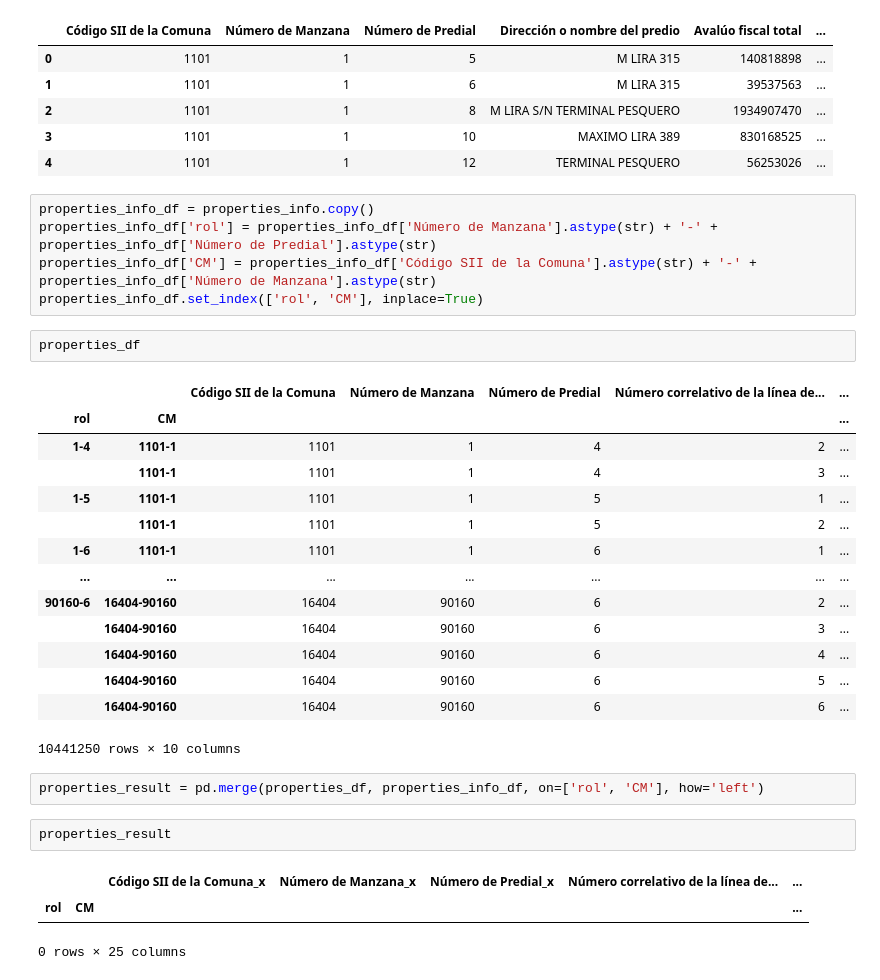
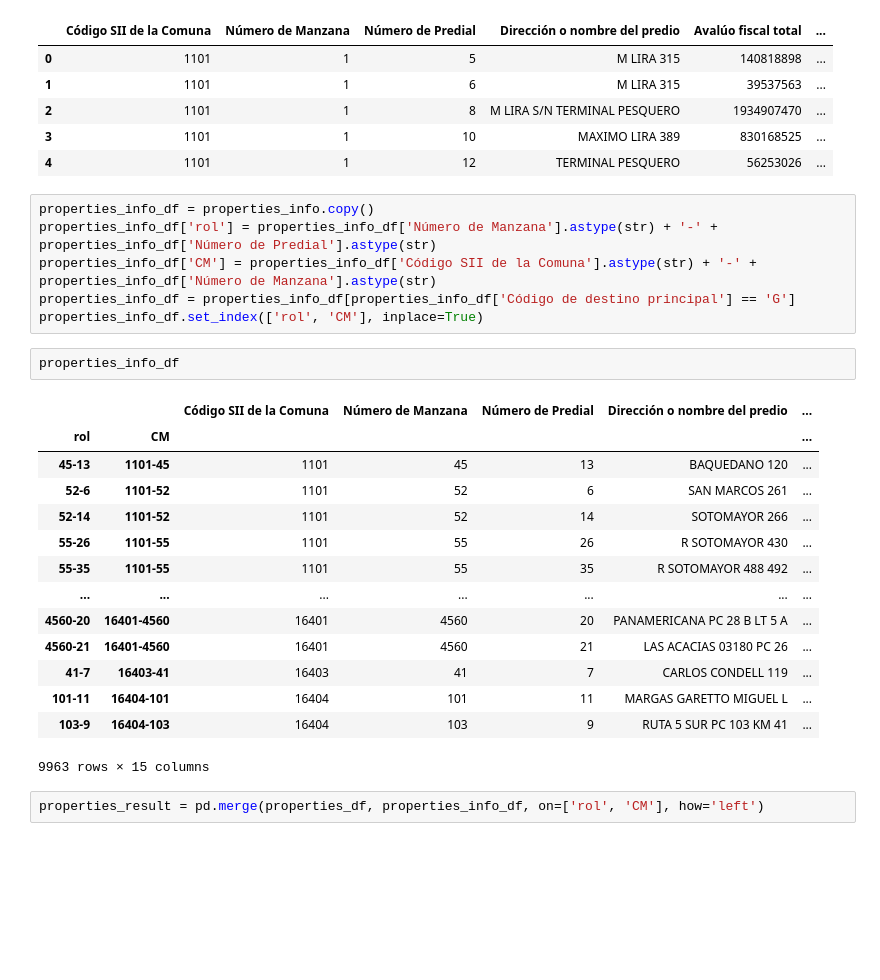
Before and after one commit to JoseFredes/modelamiento_stgo, a Jupyter notebook: sii.ipynb, the cells around one changed output. Saved outputs shown, nothing was run; the diff lists cells and outputs as text; blank space fills up the shorter version.

```diff
--- a/sii.ipynb
+++ b/sii.ipynb
@@ -100,30 +101,25 @@ properties_info.head()
 properties_info_df = properties_info.copy()
 properties_info_df['rol'] = properties_info_df['Número de Manzana'].astype(str) + '-' + properties_info_df['Número de Predial'].astype(str)
 properties_info_df['CM'] = properties_info_df['Código SII de la Comuna'].astype(str) + '-' + properties_info_df['Número de Manzana'].astype(str)
+properties_info_df = properties_info_df[properties_info_df['Código de destino principal'] == 'G']
 properties_info_df.set_index(['rol', 'CM'], inplace=True)
-# %%
-properties_df
-# %% [output]
-|  |  | Código SII de la Comuna | Número de Manzana | Número de Predial | Número correlativo de la línea de... | ... |
-| rol | CM |  |  |  |  | ... |
-| 1-4 | 1101-1 | 1101 | 1 | 4 | 2 | ... |
-|  | 1101-1 | 1101 | 1 | 4 | 3 | ... |
-| 1-5 | 1101-1 | 1101 | 1 | 5 | 1 | ... |
-|  | 1101-1 | 1101 | 1 | 5 | 2 | ... |
-| 1-6 | 1101-1 | 1101 | 1 | 6 | 1 | ... |
-| ... | ... | ... | ... | ... | ... | ... |
-| 90160-6 | 16404-90160 | 16404 | 90160 | 6 | 2 | ... |
-|  | 16404-90160 | 16404 | 90160 | 6 | 3 | ... |
-|  | 16404-90160 | 16404 | 90160 | 6 | 4 | ... |
-|  | 16404-90160 | 16404 | 90160 | 6 | 5 | ... |
-|  | 16404-90160 | 16404 | 90160 | 6 | 6 | ... |
-10441250 rows × 10 columns
+# %%
+properties_info_df
+# %% [output]
+|  |  | Código SII de la Comuna | Número de Manzana | Número de Predial | Dirección o nombre del predio | ... |
+| rol | CM |  |  |  |  | ... |
+| 45-13 | 1101-45 | 1101 | 45 | 13 | BAQUEDANO 120 | ... |
+| 52-6 | 1101-52 | 1101 | 52 | 6 | SAN MARCOS 261 | ... |
+| 52-14 | 1101-52 | 1101 | 52 | 14 | SOTOMAYOR 266 | ... |
+| 55-26 | 1101-55 | 1101 | 55 | 26 | R SOTOMAYOR 430 | ... |
+| 55-35 | 1101-55 | 1101 | 55 | 35 | R SOTOMAYOR 488 492 | ... |
+| ... | ... | ... | ... | ... | ... | ... |
+| 4560-20 | 16401-4560 | 16401 | 4560 | 20 | PANAMERICANA PC 28 B LT 5 A | ... |
+| 4560-21 | 16401-4560 | 16401 | 4560 | 21 | LAS ACACIAS 03180 PC 26 | ... |
+| 41-7 | 16403-41 | 16403 | 41 | 7 | CARLOS CONDELL 119 | ... |
+| 101-11 | 16404-101 | 16404 | 101 | 11 | MARGAS GARETTO MIGUEL L | ... |
+| 103-9 | 16404-103 | 16404 | 103 | 9 | RUTA 5 SUR PC 103 KM 41 | ... |
+9963 rows × 15 columns
 # %%
 properties_result = pd.merge(properties_df, properties_info_df, on=['rol', 'CM'], how='left')
-# %%
-properties_result
-# %% [output]
-|  |  | Código SII de la Comuna_x | Número de Manzana_x | Número de Predial_x | Número correlativo de la línea de... | ... |
-| rol | CM |  |  |  |  | ... |
-0 rows × 25 columns
 # %%
```
Also changed, not shown: parts of 5 cells of this notebook.
